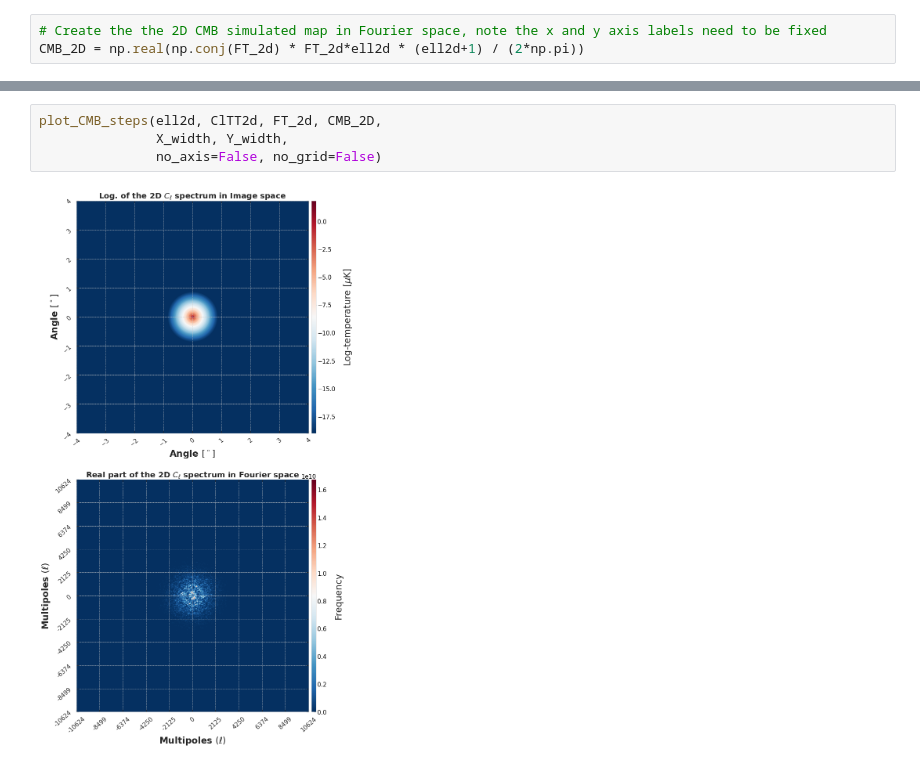
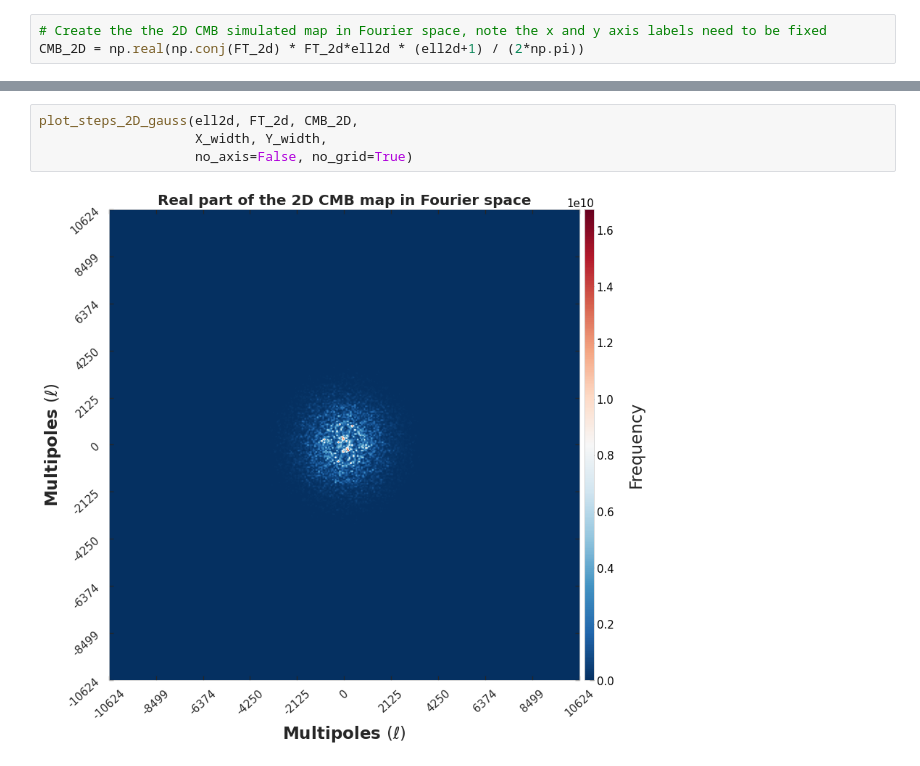
Before and after one commit to masterdesky/ELTE-data-sci-lab-2020, a Jupyter notebook: project_codes/Naive/part_1_pure_cmb.ipynb, the cells around one changed output, grey strips where cells are left out. Drawn from its saved outputs; the diff is of its cells as text.

```diff
--- a/project_codes/Naive/part_1_pure_cmb.ipynb
+++ b/project_codes/Naive/part_1_pure_cmb.ipynb
@@ -282,6 +315,6 @@ CMB_2D = np.real(np.conj(FT_2d) * FT_2d*ell2d * (ell2d+1) / (2*np.pi))
 # %%
-plot_CMB_steps(ell2d, ClTT2d, FT_2d, CMB_2D,
-               X_width, Y_width,
-               no_axis=False, no_grid=False)
+plot_steps_2D_gauss(ell2d, FT_2d, CMB_2D,
+                    X_width, Y_width,
+                    no_axis=False, no_grid=True)
 # %% [output]
-[figure, old version]
+[figure, new version]
```
Also changed, not shown: parts of 16 cells of this notebook, 13 other files.
